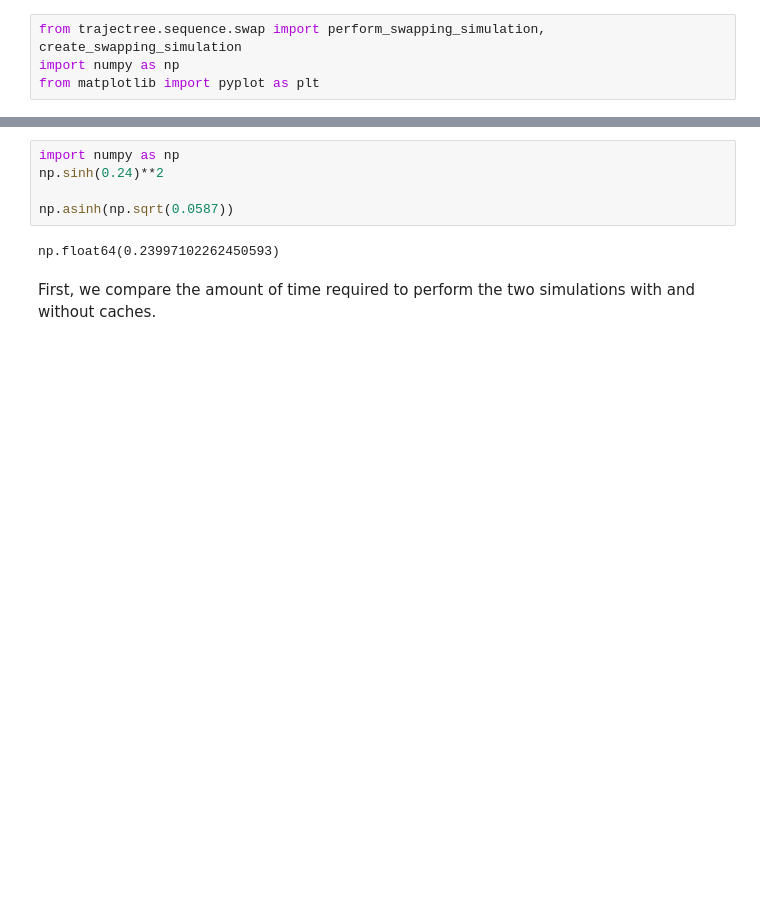
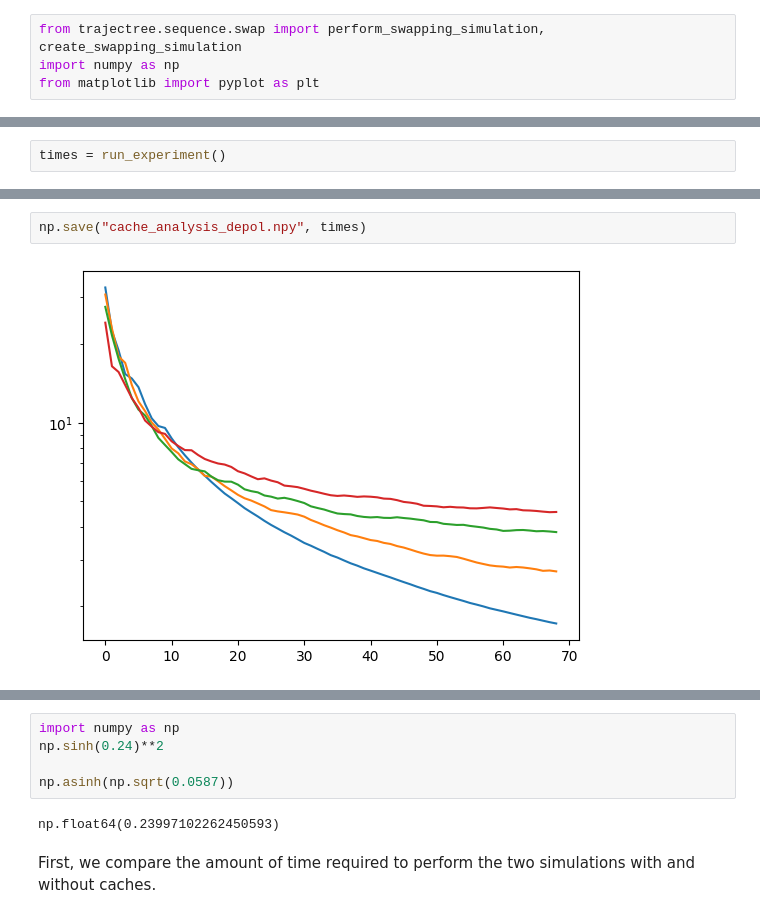
Before and after one commit to anshsingal/Trajectree, a Jupyter notebook: examples/cache_study.ipynb, the cells around one changed output, grey strips where cells are left out. Drawn from its saved outputs; the diff is of its cells as text; blank space fills up the shorter version.

```diff
--- a/examples/cache_study.ipynb
+++ b/examples/cache_study.ipynb
@@ -71,0 +134,2 @@ plt.yscale('log')
+# %%
+times = run_experiment()
@@ -71,0 +154,4 @@ plt.yscale('log')
+# %%
+np.save("cache_analysis_depol.npy", times)
+# %% [output]
+[figure, added]
```
Also changed, not shown: parts of 9 cells of this notebook, 6 other files.
